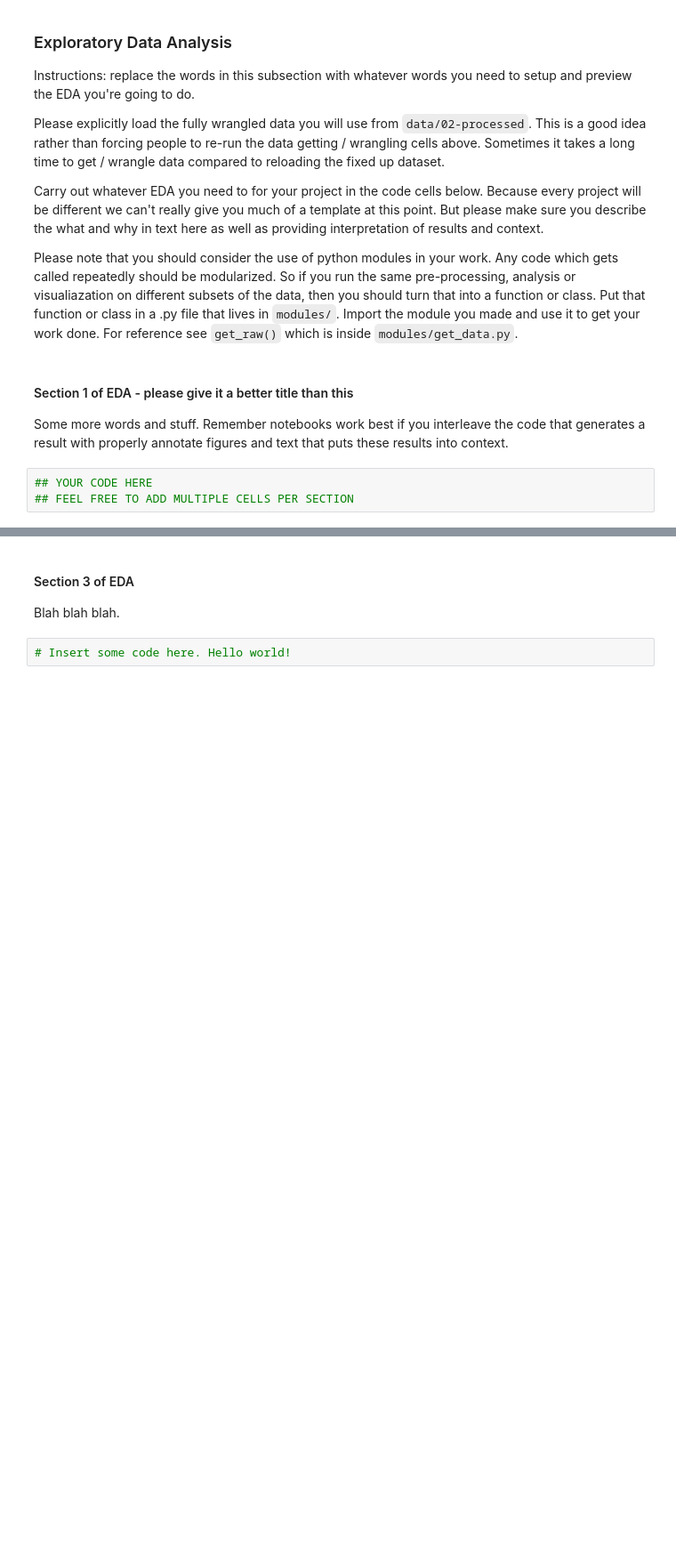
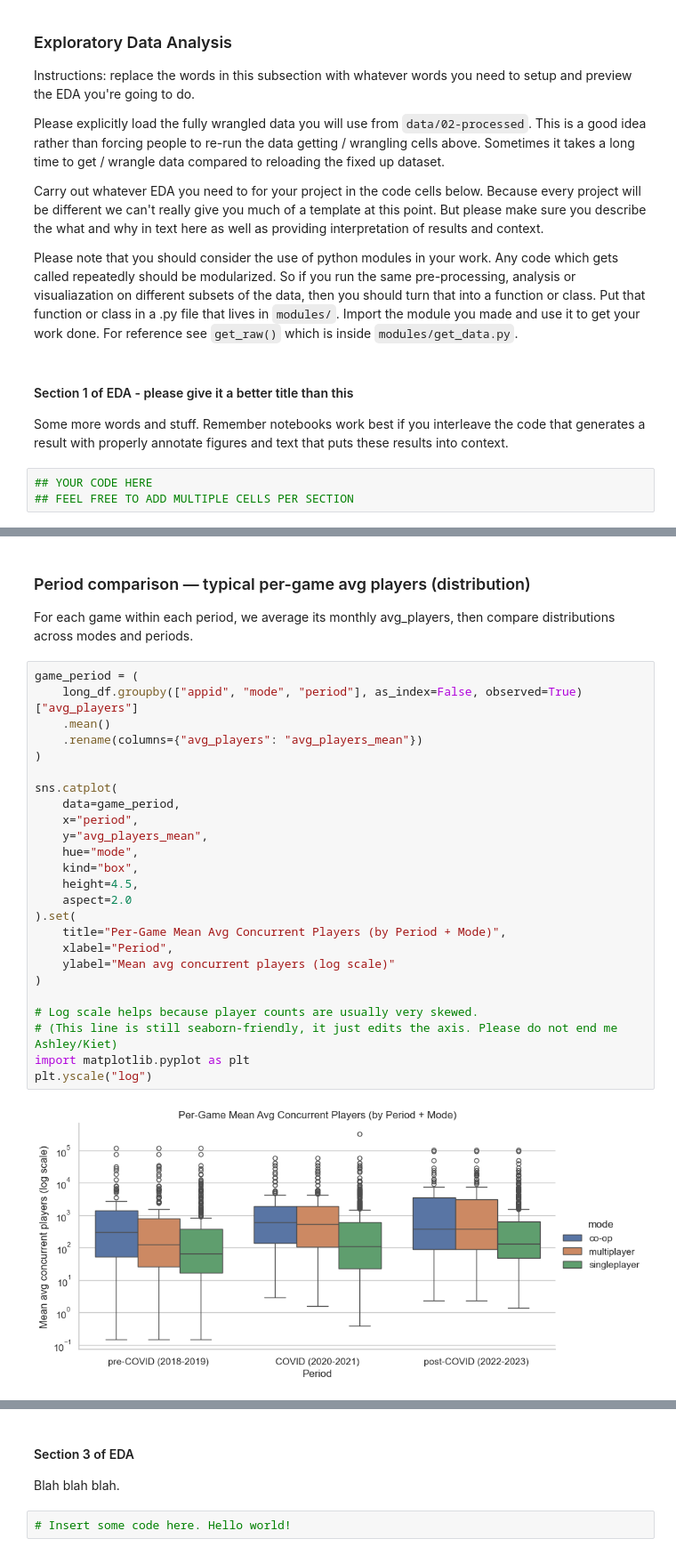
Before and after one commit to COGS108/Group038_WI26, a Jupyter notebook: 02-EDACheckpoint.ipynb, the cells around one changed output, grey strips where cells are left out. Shown at 89% size. Saved outputs shown, nothing was run; the diff lists cells and outputs as text; blank space fills up the shorter version.

```diff
--- a/02-EDACheckpoint.ipynb
+++ b/02-EDACheckpoint.ipynb
@@ -129,0 +220,30 @@ Some more words and stuff.  Remember notebooks work best if you interleave the c
+# %% [markdown]
+### Period comparison — typical per-game avg players (distribution)
+For each game within each period, we average its monthly avg_players, then compare distributions across modes and periods.
+# %%
+game_period = (
+    long_df.groupby(["appid", "mode", "period"], as_index=False, observed=True)["avg_players"]
+    .mean()
+    .rename(columns={"avg_players": "avg_players_mean"})
+)
+
+sns.catplot(
+    data=game_period,
+    x="period",
+    y="avg_players_mean",
+    hue="mode",
+    kind="box",
+    height=4.5,
+    aspect=2.0
+).set(
+    title="Per-Game Mean Avg Concurrent Players (by Period + Mode)",
+    xlabel="Period",
+    ylabel="Mean avg concurrent players (log scale)"
+)
+
+# Log scale helps because player counts are usually very skewed.
+# (This line is still seaborn-friendly, it just edits the axis. Please do not end me Ashley/Kiet)
+import matplotlib.pyplot as plt
+plt.yscale("log")
+# %% [output]
+[figure, added]
```
Also changed, not shown: parts of 21 cells of this notebook.
